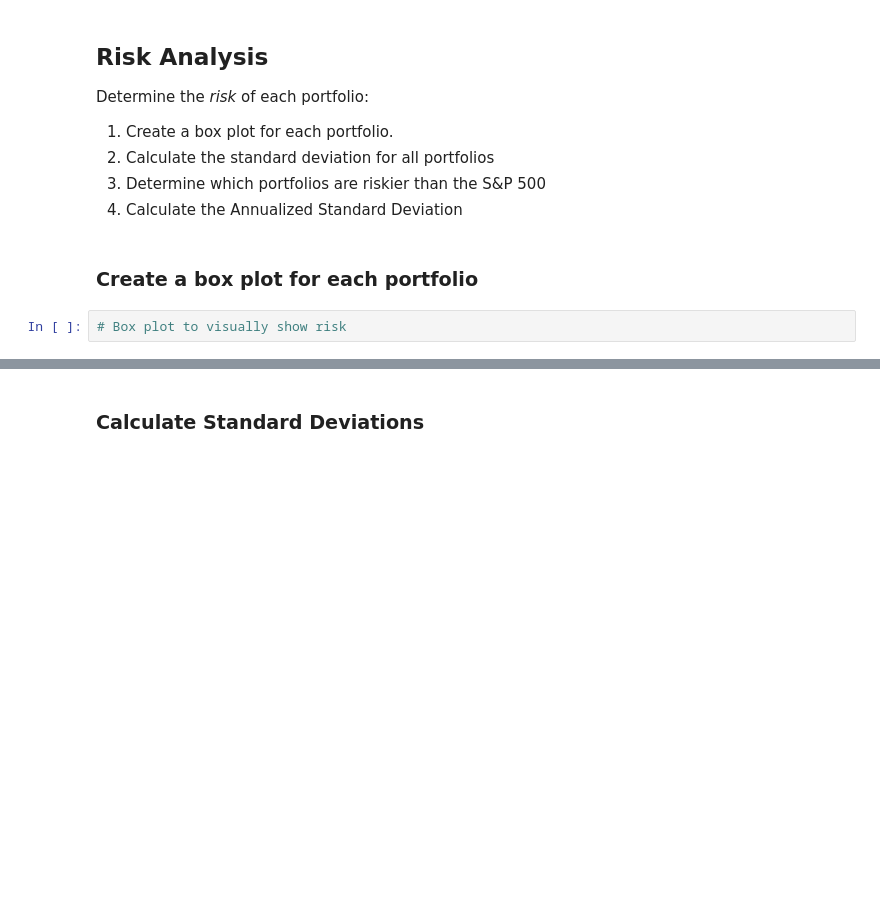
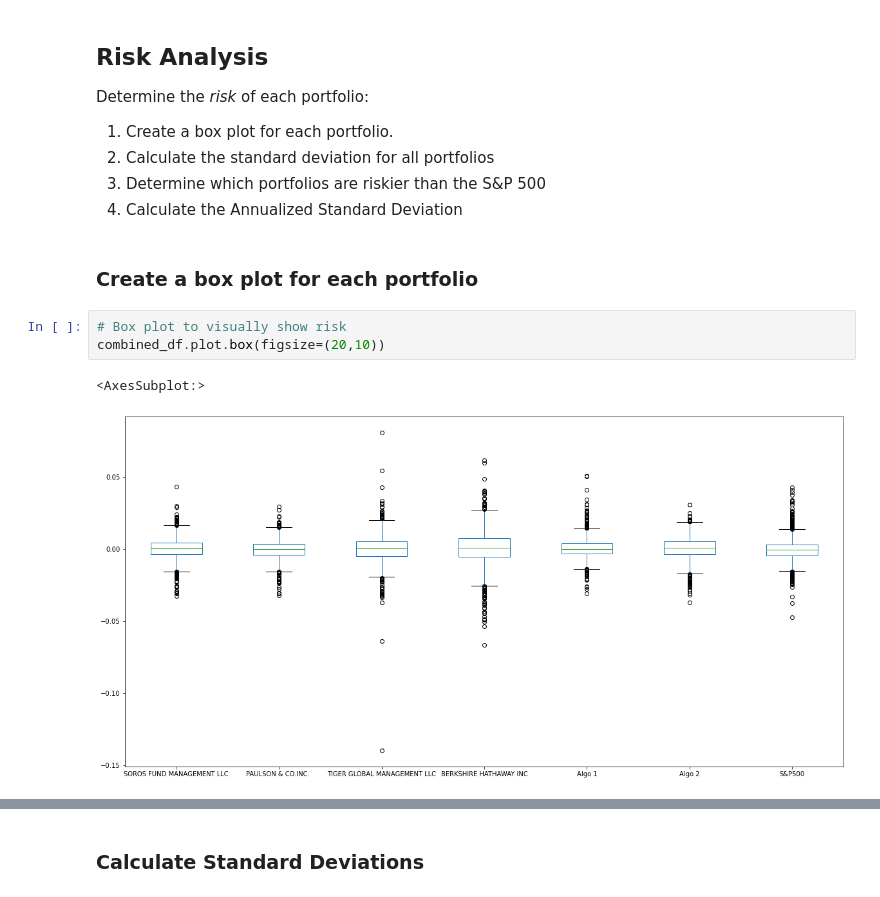
Before and after one commit to jordan-gilmartin/pandas-portfolio-analysis, a Jupyter notebook: whale_analysis.ipynb, the cells around one changed output, grey strips where cells are left out. Saved outputs shown, nothing was run; the diff lists cells and outputs as text; blank space fills up the shorter version.

Commit message:
added box plot and daily and annualized .std()

```diff
--- a/whale_analysis.ipynb
+++ b/whale_analysis.ipynb
@@ -694,3 +694,7 @@ Determine the _risk_ of each portfolio:
 ### Create a box plot for each portfolio
 # %%
 # Box plot to visually show risk
+combined_df.plot.box(figsize=(20,10))
+# %% [output]
+<AxesSubplot:>
+[figure, added]
```
Also changed, not shown: parts of 3 cells of this notebook.
